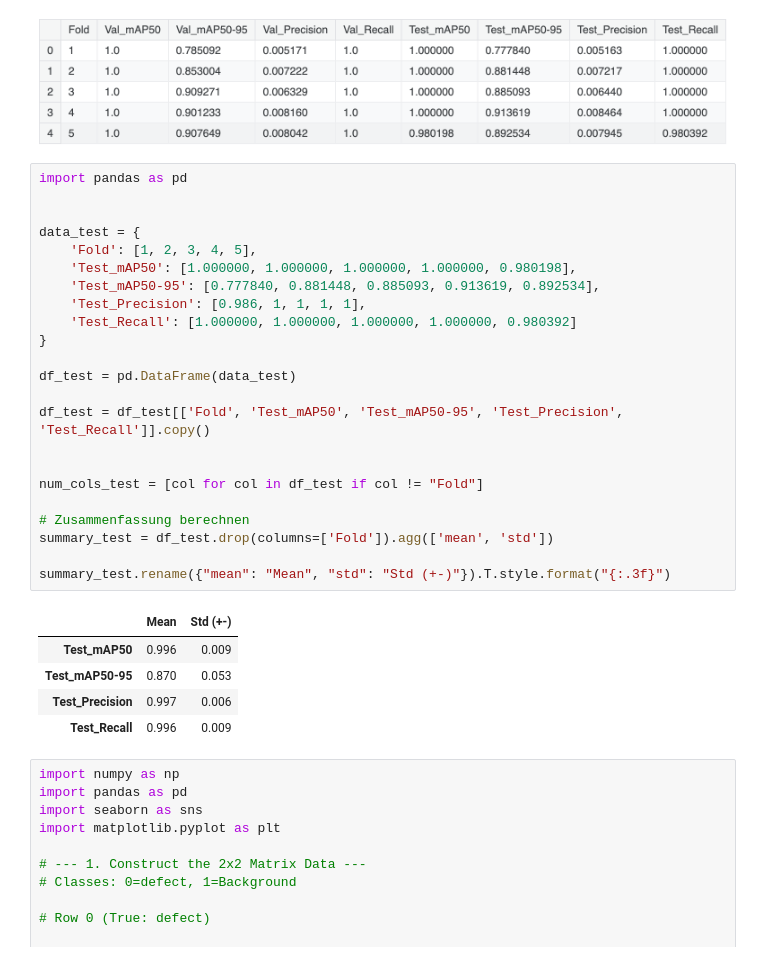
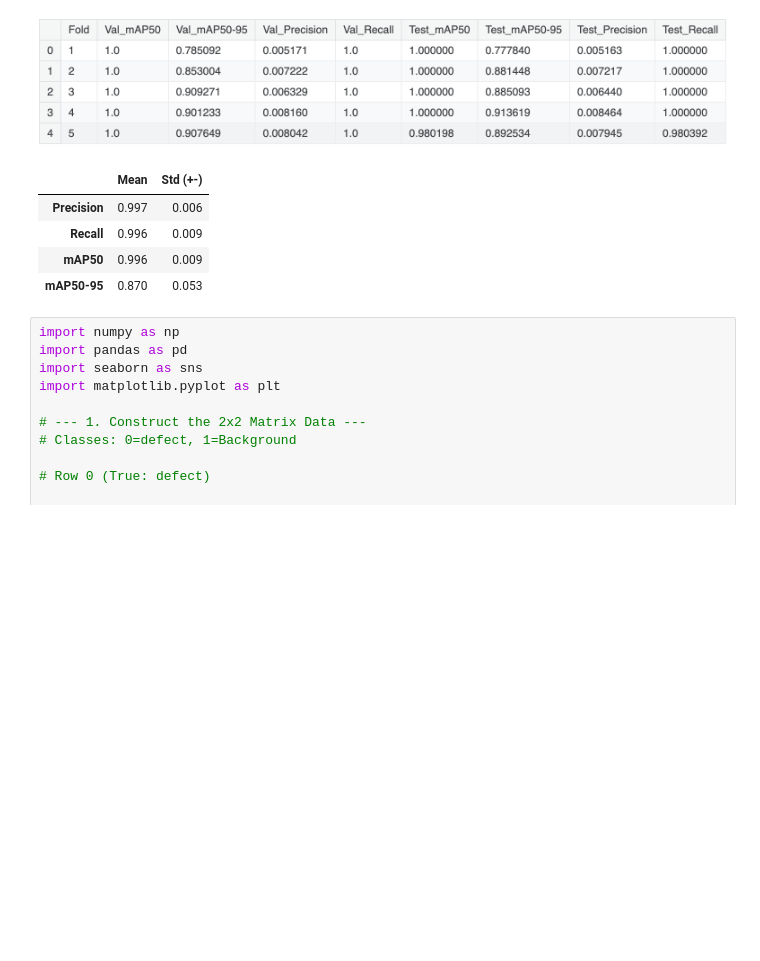
Before and after one commit to kekslol24/Glass-Defect-Detection-Evaluating-Object-Detection-Models, a Jupyter notebook: #Deployment/Code/resultsplotting.ipynb, the cells around one changed output. Cells and saved outputs as stored; diff of their text form; blank space fills up the shorter version.

```diff
--- a/#Deployment/Code/resultsplotting.ipynb
+++ b/#Deployment/Code/resultsplotting.ipynb
@@ -358,34 +380,12 @@ RF-DETR-Kaggle 5-Fold-CV-Test
 # %% [markdown]
 ![image.png](attachment:image.png)
 # %%
-import pandas as pd
-
-
-data_test = {
-    'Fold': [1, 2, 3, 4, 5],
-    'Test_mAP50': [1.000000, 1.000000, 1.000000, 1.000000, 0.980198],
-    'Test_mAP50-95': [0.777840, 0.881448, 0.885093, 0.913619, 0.892534],
-    'Test_Precision': [0.986, 1, 1, 1, 1],
-    'Test_Recall': [1.000000, 1.000000, 1.000000, 1.000000, 0.980392]
-}
-
-df_test = pd.DataFrame(data_test)
-
-df_test = df_test[['Fold', 'Test_mAP50', 'Test_mAP50-95', 'Test_Precision', 'Test_Recall']].copy()
-
-
-num_cols_test = [col for col in df_test if col != "Fold"]
-
-# Zusammenfassung berechnen
-summary_test = df_test.drop(columns=['Fold']).agg(['mean', 'std'])
-
-summary_test.rename({"mean": "Mean", "std": "Std (+-)"}).T.style.format("{:.3f}")
 # %% [output]
 |  | Mean | Std (+-) |
-| Test_mAP50 | 0.996 | 0.009 |
-| Test_mAP50-95 | 0.870 | 0.053 |
-| Test_Precision | 0.997 | 0.006 |
-| Test_Recall | 0.996 | 0.009 |
+| Precision | 0.997 | 0.006 |
+| Recall | 0.996 | 0.009 |
+| mAP50 | 0.996 | 0.009 |
+| mAP50-95 | 0.870 | 0.053 |
 # %%
 import numpy as np
 import pandas as pd
```
Also changed, not shown: parts of 15 cells of this notebook, 2 other files.
